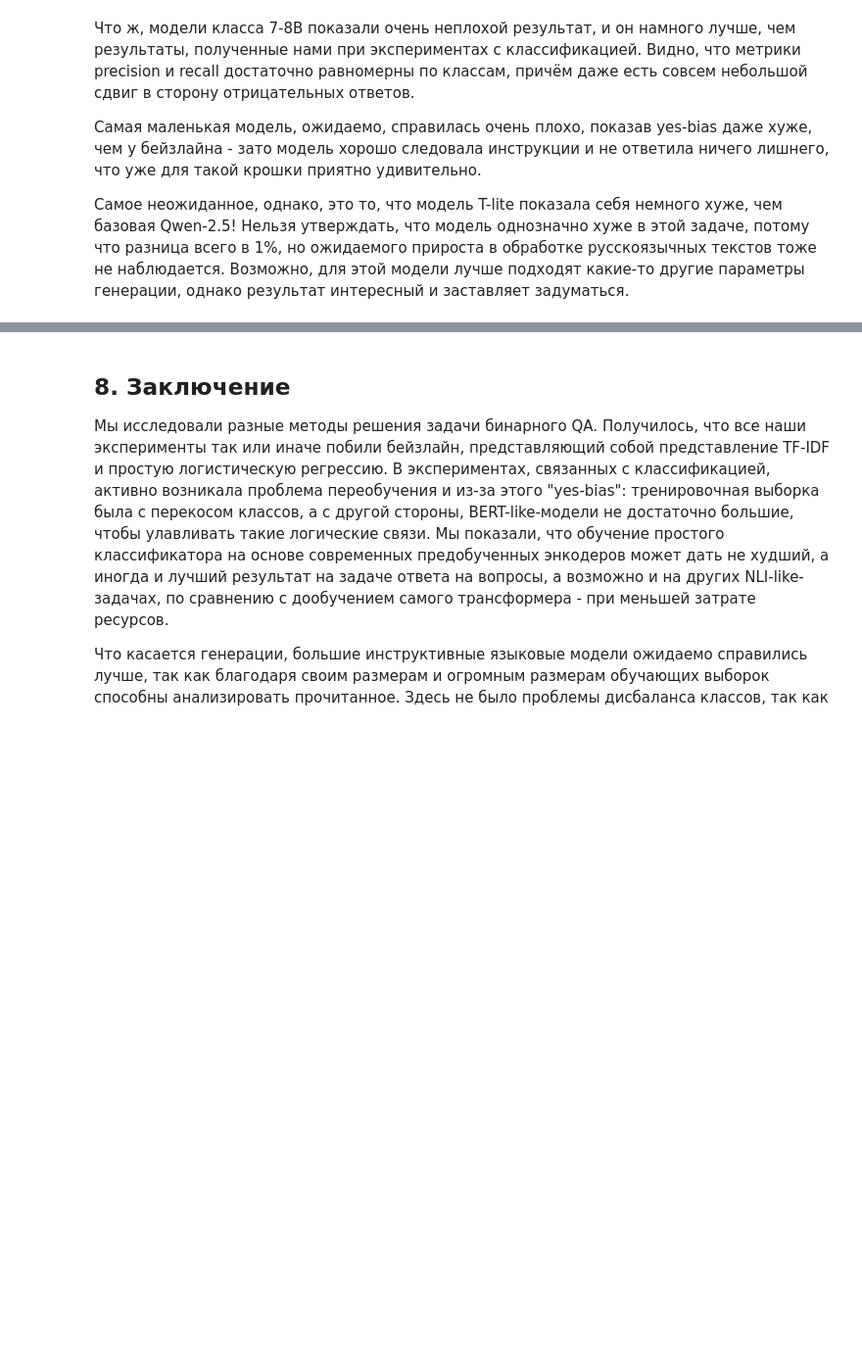
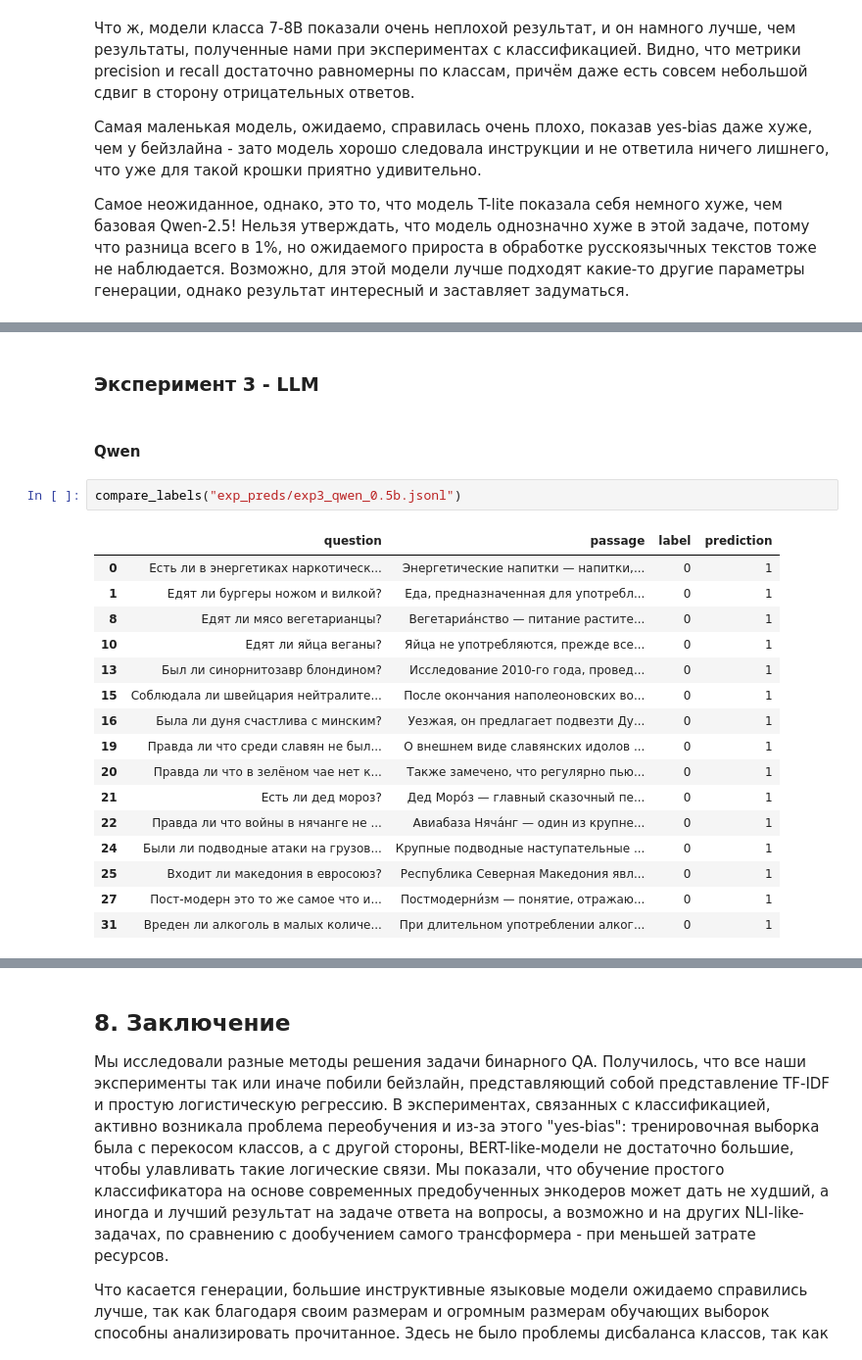
Before and after one commit to Futyn-Maker/nlp_4th_year_DaNetQA_project, a Jupyter notebook: project_DaNetQA.ipynb, the cells around one changed output, grey strips where cells are left out. Shown: that part at 98% size. Cells and saved outputs as stored; diff of their text form; blank space fills up the shorter version.

```diff
--- a/project_DaNetQA.ipynb
+++ b/project_DaNetQA.ipynb
@@ -1475,0 +1549,23 @@ torch.cuda.empty_cache()
+# %% [markdown]
+### Эксперимент 3 - LLM
+# %% [markdown]
+#### Qwen
+# %%
+compare_labels("exp_preds/exp3_qwen_0.5b.jsonl")
+# %% [output]
+|  | question | passage | label | prediction |
+| 0 | Есть ли в энергетиках наркотическ... | Энергетические напитки — напитки,... | 0 | 1 |
+| 1 | Едят ли бургеры ножом и вилкой? | Еда, предназначенная для употребл... | 0 | 1 |
+| 8 | Едят ли мясо вегетарианцы? | Вегетариа́нство — питание растите... | 0 | 1 |
+| 10 | Едят ли яйца веганы? | Яйца не употребляются, прежде все... | 0 | 1 |
+| 13 | Был ли синорнитозавр блондином? | Исследование 2010-го года, провед... | 0 | 1 |
+| 15 | Соблюдала ли швейцария нейтралите... | После окончания наполеоновских во... | 0 | 1 |
+| 16 | Была ли дуня счастлива с минским? | Уезжая, он предлагает подвезти Ду... | 0 | 1 |
+| 19 | Правда ли что среди славян не был... | О внешнем виде славянских идолов ... | 0 | 1 |
+| 20 | Правда ли что в зелёном чае нет к... | Также замечено, что регулярно пью... | 0 | 1 |
+| 21 | Есть ли дед мороз? | Дед Моро́з — главный сказочный пе... | 0 | 1 |
+| 22 | Правда ли что войны в нячанге не ... | Авиабаза Няча́нг — один из крупне... | 0 | 1 |
+| 24 | Были ли подводные атаки на грузов... | Крупные подводные наступательные ... | 0 | 1 |
+| 25 | Входит ли македония в евросоюз? | Республика Северная Македония явл... | 0 | 1 |
+| 27 | Пост-модерн это то же самое что и... | Постмодерни́зм — понятие, отражаю... | 0 | 1 |
+| 31 | Вреден ли алкоголь в малых количе... | При длительном употреблении алког... | 0 | 1 |
```
Also changed, not shown: parts of 22 cells of this notebook.
